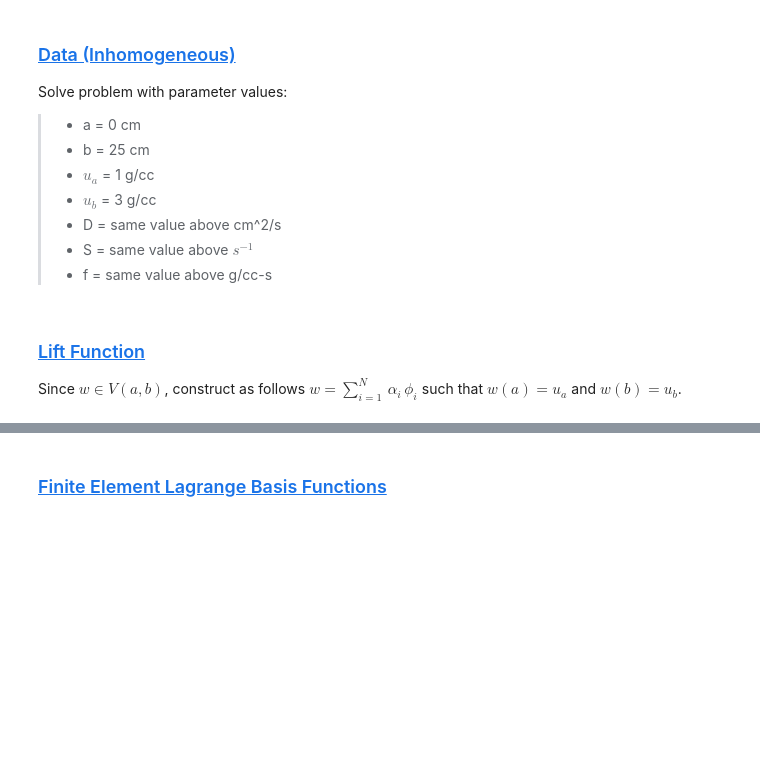
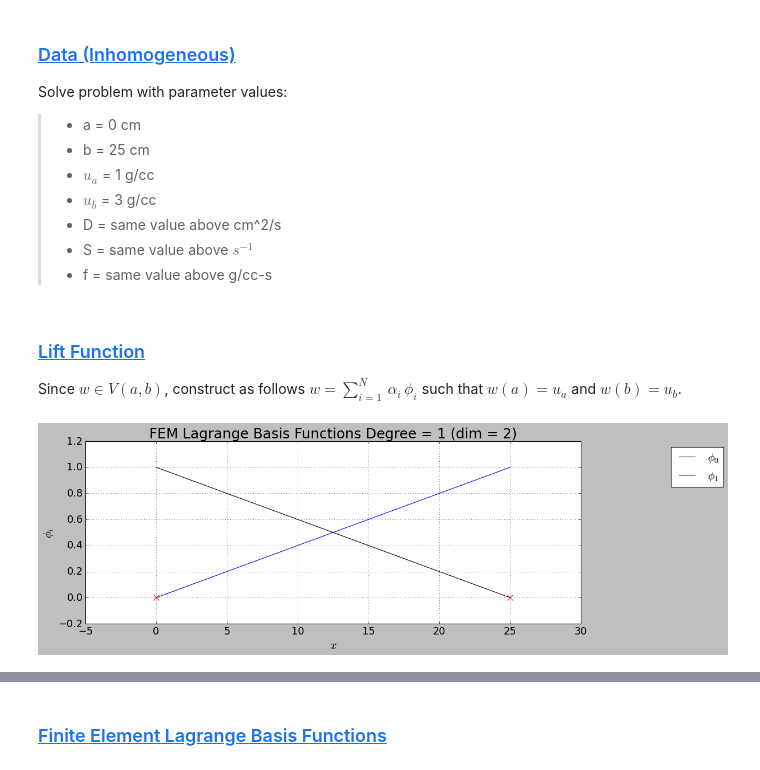
Before and after one commit to dpploy/engy-5330, a Jupyter notebook: notebooks/05b-rayleigh-ritz-fem-lagrange-dirichlet.ipynb, the cells around one changed output, grey strips where cells are left out. Drawn from its saved outputs; the diff is of its cells as text; code cells hidden in the pictures; blank space fills up the shorter version.

```diff
--- a/notebooks/05b-rayleigh-ritz-fem-lagrange-dirichlet.ipynb
+++ b/notebooks/05b-rayleigh-ritz-fem-lagrange-dirichlet.ipynb
@@ -312,16 +305,18 @@ Since $w\in V(a,b)$, construct as follows $w = \sum\limits_{i=1}^N\,\alpha_i\,\p
 # %%
 '''Build the lift basis functions'''
 
 degree = 1
-n_elem = 14
+n_elem = 1
 
 try:
     from engy_5310.toolkit import FEMBasis
 except ModuleNotFoundError:
     assert False, 'You need to provide your own code here. Bailing out.'
 
-lift_basis = FEMBasis(degree=degree, n_elem=n_elem, x_min=x_a, x_max=x_b)
+lift_basis = FEMBasis(degree=degree, n_elem=n_elem, x_partition=[x_a, x_b])
 lift_basis.plot(n_plot_pts=300)
+# %% [output]
+[figure, added]
 # %%
 '''Build the coefficients of the lift function'''
 
```
Also changed, not shown: parts of 17 cells of this notebook, 1 other file.
